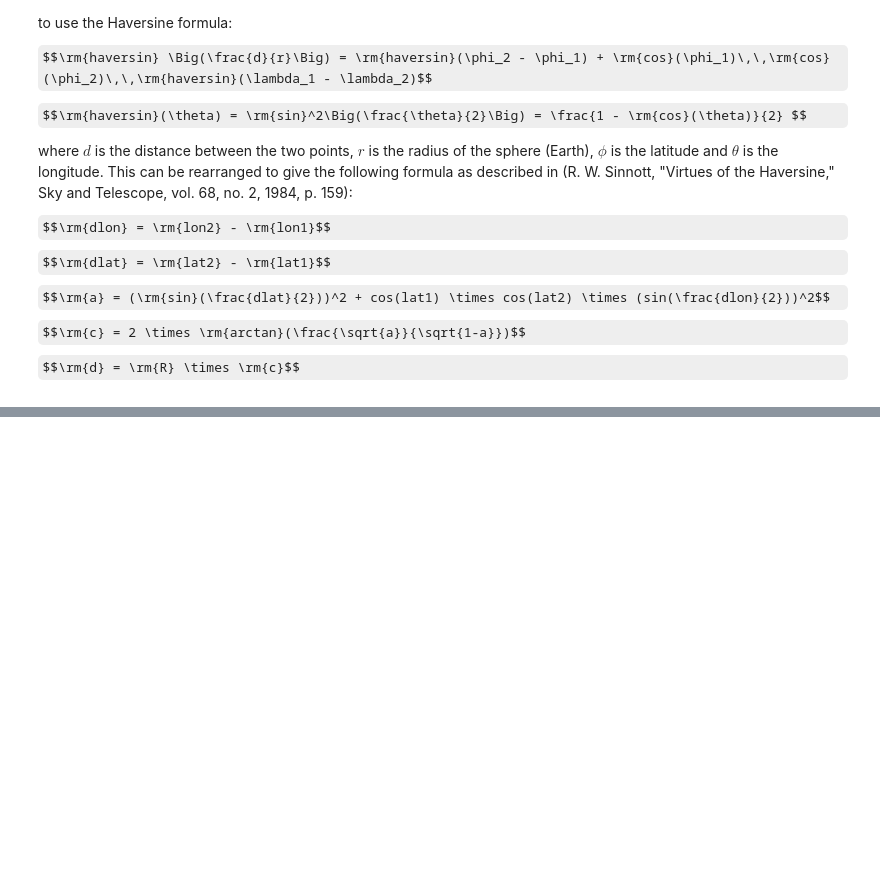
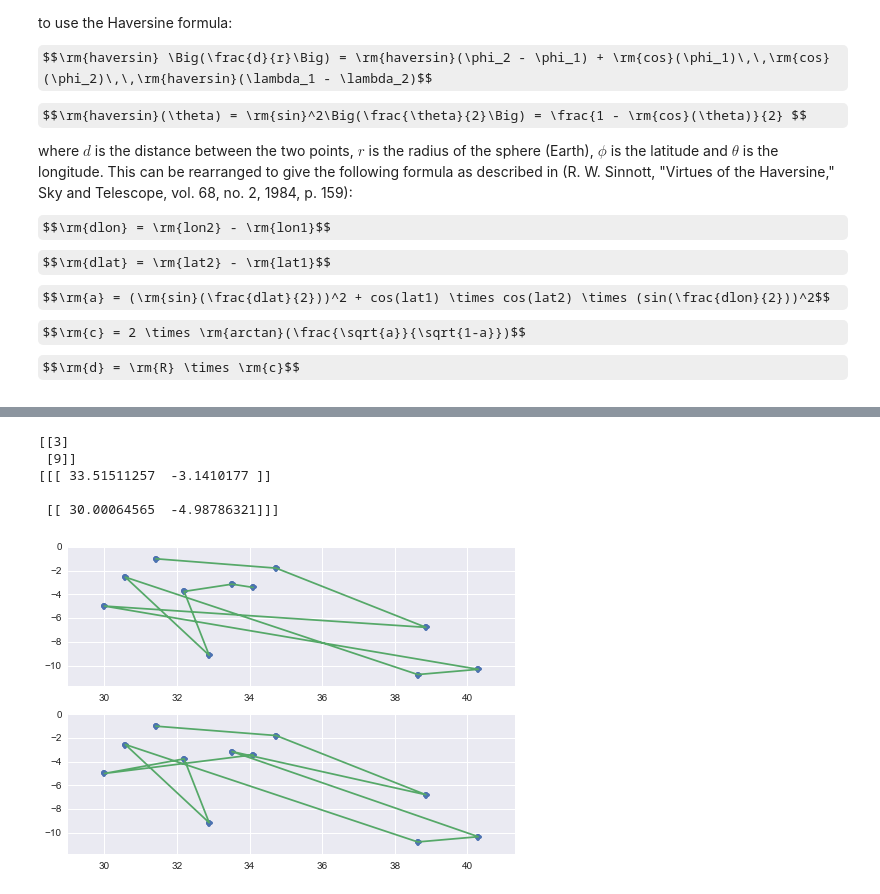
Before and after one commit to ghaslam/AM207, a Jupyter notebook: Optimising_maintenance_route.ipynb, the cells around one changed output, grey strips where cells are left out. Cells and saved outputs as stored; diff of their text form; code cells hidden in the pictures; some formulas as TeX source; blank space fills up the shorter version.

```diff
--- a/Optimising_maintenance_route.ipynb
+++ b/Optimising_maintenance_route.ipynb
@@ -47,0 +223,21 @@ def getDistanceByHaversine(latitudes, longitudes):
+# %%
+cities_before = cities.copy()
+
+plt.subplot(2,1,1)
+plot_path(cities)
+
+cities = changepath(cities, 1)
+
+plt.subplot(2,1,2)
+plot_path(cities)
+
+changedIndices = np.argwhere(np.abs(cities_before - cities)[:,0] > 0)
+print changedIndices
+print cities[changedIndices,:]
+# %% [output]
+[[3]
+ [9]]
+[[[ 33.51511257  -3.1410177 ]]
+
+ [[ 30.00064565  -4.98786321]]]
+[figure, added]
```
Also changed, not shown: parts of 12 cells of this notebook.
